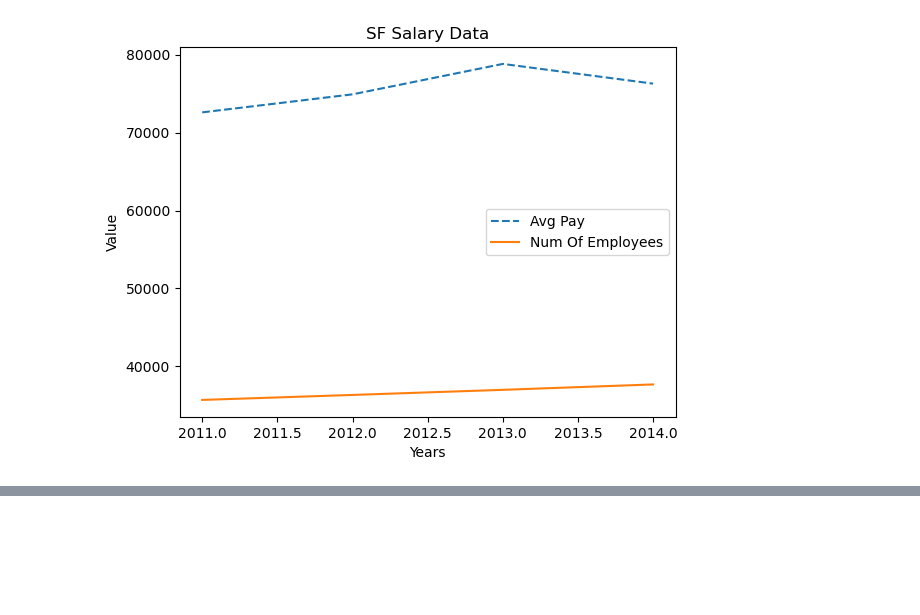
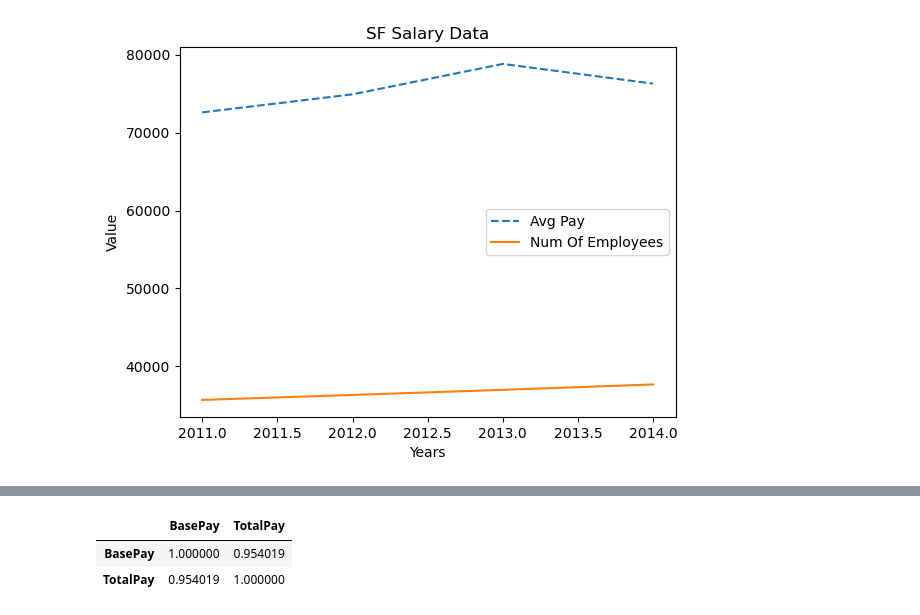
Before and after one commit to ulasyakut/data-exercises, a Jupyter notebook: sf-salaries/sf-salaries.ipynb, the cells around one changed output, grey strips where cells are left out. Cells and saved outputs as stored; diff of their text form; code cells hidden in the pictures; blank space fills up the shorter version.

```diff
--- a/sf-salaries/sf-salaries.ipynb
+++ b/sf-salaries/sf-salaries.ipynb
@@ -302,0 +352,6 @@ ax.legend()
+# %%
+salaries[['BasePay','TotalPay']].corr()
+# %% [output]
+|  | BasePay | TotalPay |
+| BasePay | 1.000000 | 0.954019 |
+| TotalPay | 0.954019 | 1.000000 |
```
Also changed, not shown: parts of 8 cells of this notebook.
